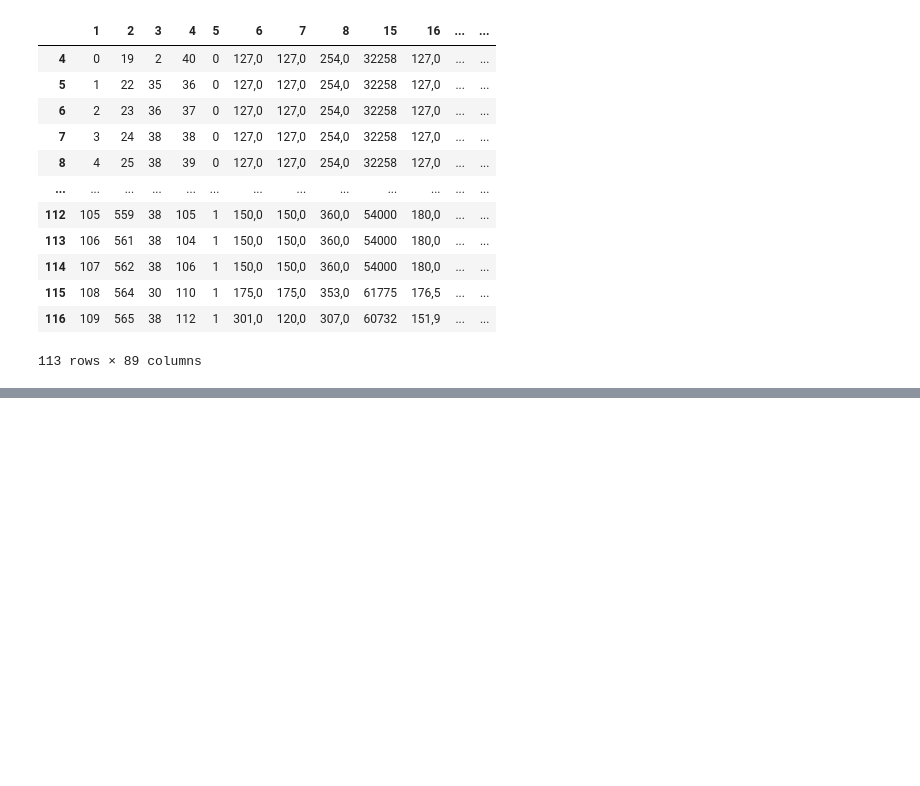
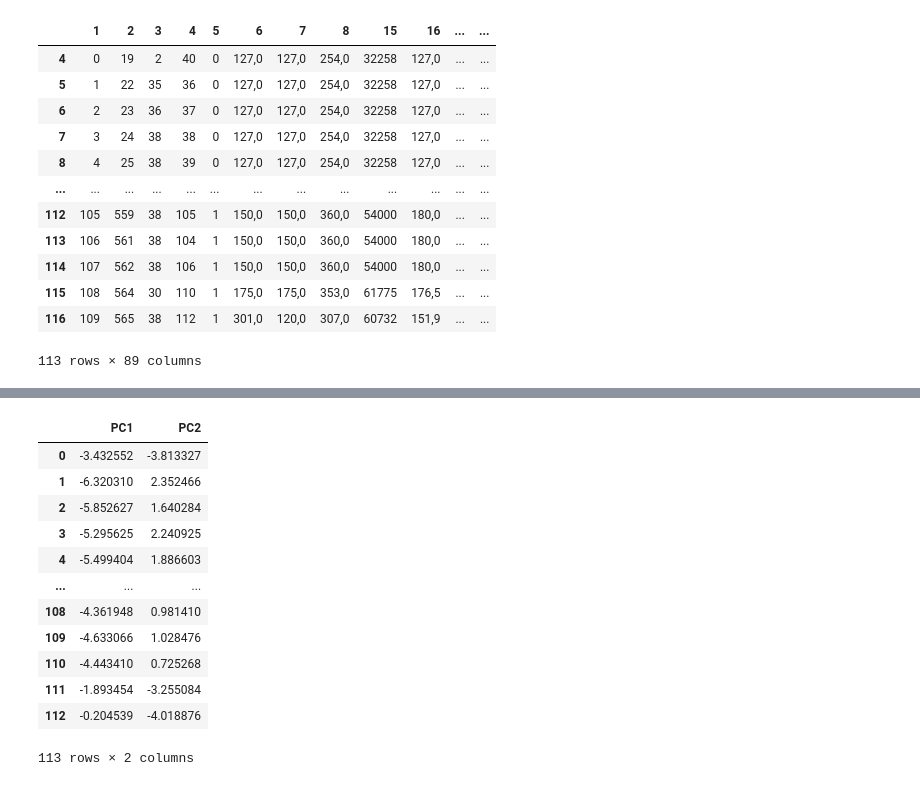
Before and after one commit to adomakor412/MSNT_Thesis_ML_CE, a Jupyter notebook: PCA_reineck_prelim.ipynb, the cells around one changed output, grey strips where cells are left out. Saved outputs shown, nothing was run; the diff lists cells and outputs as text; code cells hidden in the pictures; blank space fills up the shorter version.

```diff
--- a/PCA_reineck_prelim.ipynb
+++ b/PCA_reineck_prelim.ipynb
@@ -191,0 +185,16 @@ df_dropped
+# %%
+pc_df
+# %% [output]
+|  | PC1 | PC2 |
+| 0 | -3.432552 | -3.813327 |
+| 1 | -6.320310 | 2.352466 |
+| 2 | -5.852627 | 1.640284 |
+| 3 | -5.295625 | 2.240925 |
+| 4 | -5.499404 | 1.886603 |
+| ... | ... | ... |
+| 108 | -4.361948 | 0.981410 |
+| 109 | -4.633066 | 1.028476 |
+| 110 | -4.443410 | 0.725268 |
+| 111 | -1.893454 | -3.255084 |
+| 112 | -0.204539 | -4.018876 |
+113 rows × 2 columns
```
Also changed, not shown: parts of 37 cells of this notebook, 1 other file.
